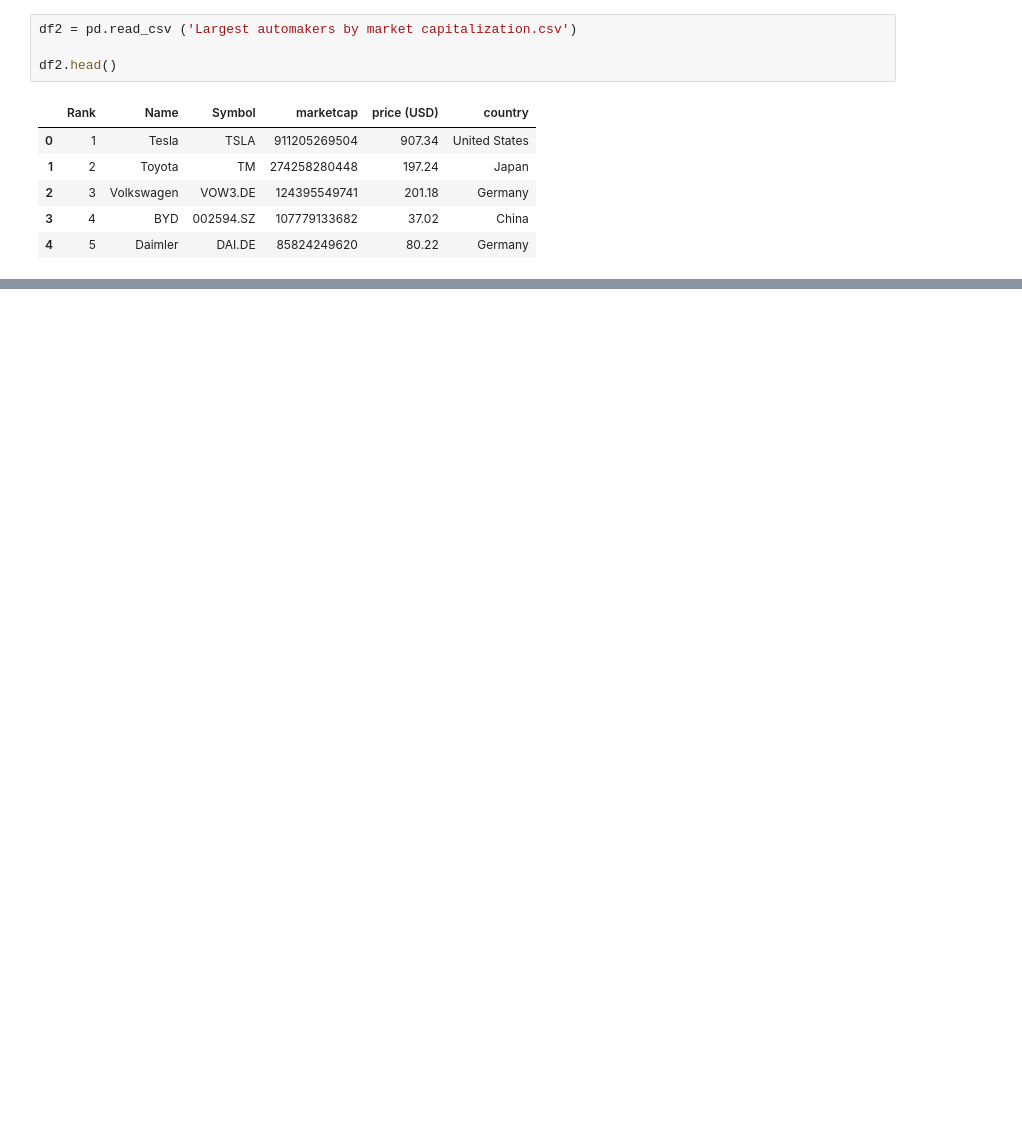
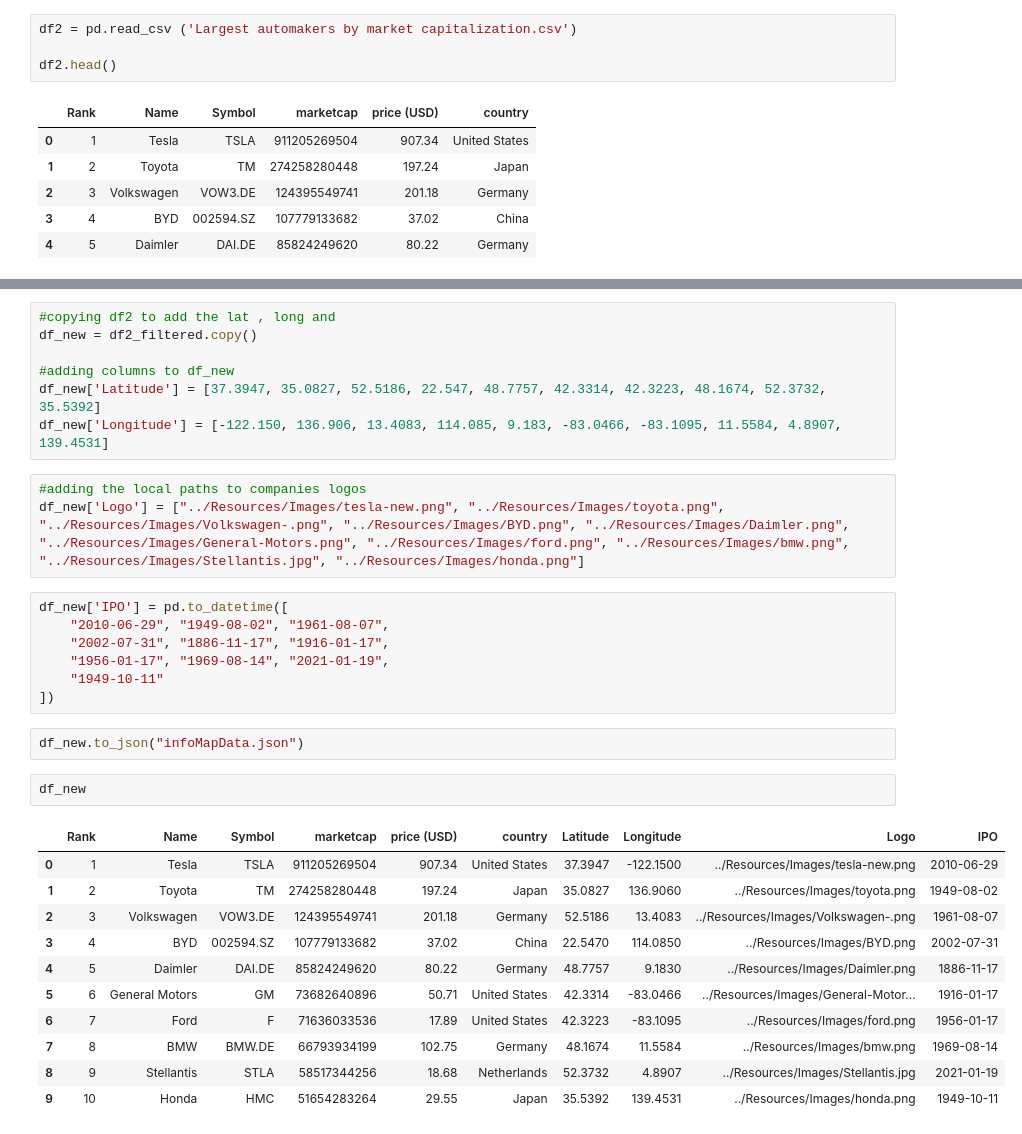
Before and after one commit to SavannahWithAnH/CitiBikeAnalysis, a Jupyter notebook: Resources/converting_data.ipynb, the cells around one changed output, grey strips where cells are left out. Cells and saved outputs as stored; diff of their text form; blank space fills up the shorter version.

Commit message:
edited automakers to adapt with lat and long file

```diff
--- a/Resources/converting_data.ipynb
+++ b/Resources/converting_data.ipynb
@@ -78,0 +88,33 @@ df2_filtered.to_json ('Largest automakers by market capitalization.json')
+# %%
+#copying df2 to add the lat , long and
+df_new = df2_filtered.copy()
+
+#adding columns to df_new
+df_new['Latitude'] = [37.3947, 35.0827, 52.5186, 22.547, 48.7757, 42.3314, 42.3223, 48.1674, 52.3732, 35.5392]
+df_new['Longitude'] = [-122.150, 136.906, 13.4083, 114.085, 9.183, -83.0466, -83.1095, 11.5584, 4.8907, 139.4531]
+# %%
+#adding the local paths to companies logos
+df_new['Logo'] = ["../Resources/Images/tesla-new.png", "../Resources/Images/toyota.png", "../Resources/Images/Volkswagen-.png", "../Resources/Images/BYD.png", "../Resources/Images/Daimler.png", "../Resources/Images/General-Motors.png", "../Resources/Images/ford.png", "../Resources/Images/bmw.png", "../Resources/Images/Stellantis.jpg", "../Resources/Images/honda.png"]
+# %%
+df_new['IPO'] = pd.to_datetime([
+    "2010-06-29", "1949-08-02", "1961-08-07",
+    "2002-07-31", "1886-11-17", "1916-01-17",
+    "1956-01-17", "1969-08-14", "2021-01-19",
+    "1949-10-11"
+])
+# %%
+df_new.to_json("infoMapData.json")
+# %%
+df_new
+# %% [output]
+|  | Rank | Name | Symbol | marketcap | price (USD) | country | Latitude | Longitude | Logo | IPO |
+| 0 | 1 | Tesla | TSLA | 911205269504 | 907.34 | United States | 37.3947 | -122.1500 | ../Resources/Images/tesla-new.png | 2010-06-29 |
+| 1 | 2 | Toyota | TM | 274258280448 | 197.24 | Japan | 35.0827 | 136.9060 | ../Resources/Images/toyota.png | 1949-08-02 |
+| 2 | 3 | Volkswagen | VOW3.DE | 124395549741 | 201.18 | Germany | 52.5186 | 13.4083 | ../Resources/Images/Volkswagen-.png | 1961-08-07 |
+| 3 | 4 | BYD | 002594.SZ | 107779133682 | 37.02 | China | 22.5470 | 114.0850 | ../Resources/Images/BYD.png | 2002-07-31 |
+| 4 | 5 | Daimler | DAI.DE | 85824249620 | 80.22 | Germany | 48.7757 | 9.1830 | ../Resources/Images/Daimler.png | 1886-11-17 |
+| 5 | 6 | General Motors | GM | 73682640896 | 50.71 | United States | 42.3314 | -83.0466 | ../Resources/Images/General-Motor... | 1916-01-17 |
+| 6 | 7 | Ford | F | 71636033536 | 17.89 | United States | 42.3223 | -83.1095 | ../Resources/Images/ford.png | 1956-01-17 |
+| 7 | 8 | BMW | BMW.DE | 66793934199 | 102.75 | Germany | 48.1674 | 11.5584 | ../Resources/Images/bmw.png | 1969-08-14 |
+| 8 | 9 | Stellantis | STLA | 58517344256 | 18.68 | Netherlands | 52.3732 | 4.8907 | ../Resources/Images/Stellantis.jpg | 2021-01-19 |
+| 9 | 10 | Honda | HMC | 51654283264 | 29.55 | Japan | 35.5392 | 139.4531 | ../Resources/Images/honda.png | 1949-10-11 |
```
Also changed, not shown: parts of 5 cells of this notebook, 3 other files.
